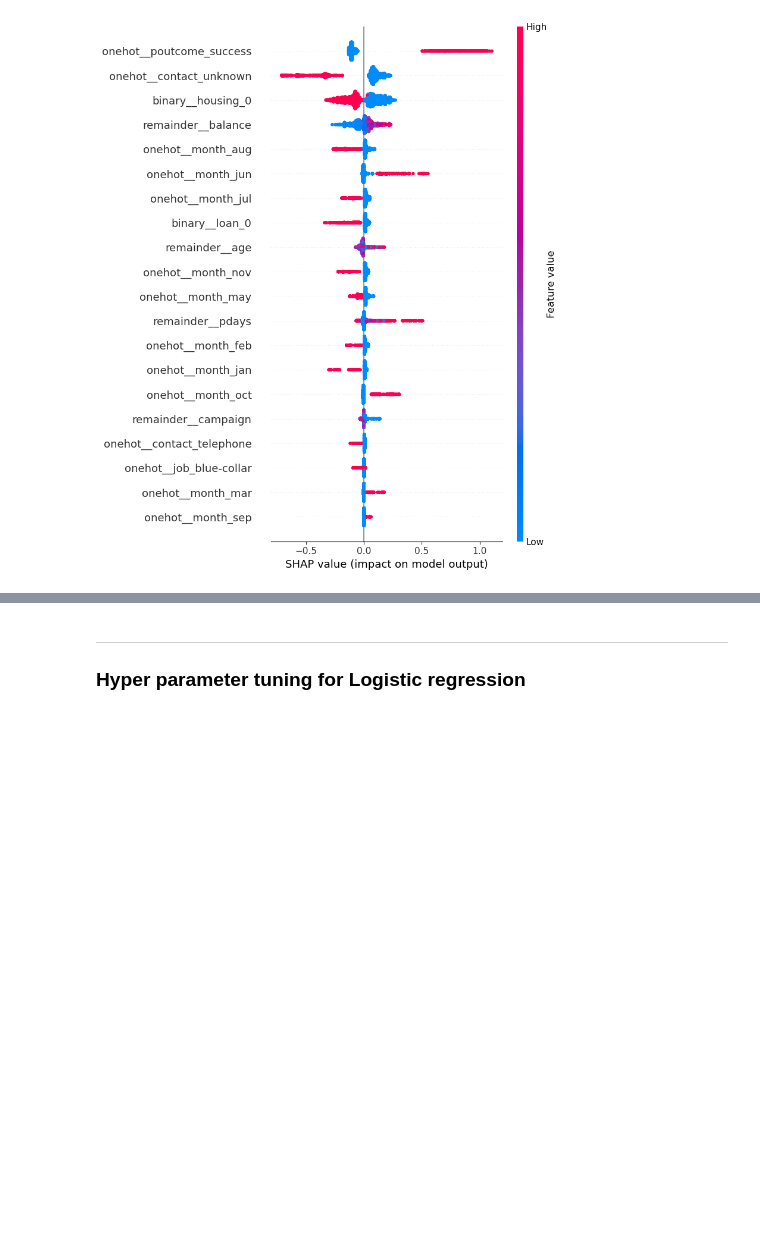
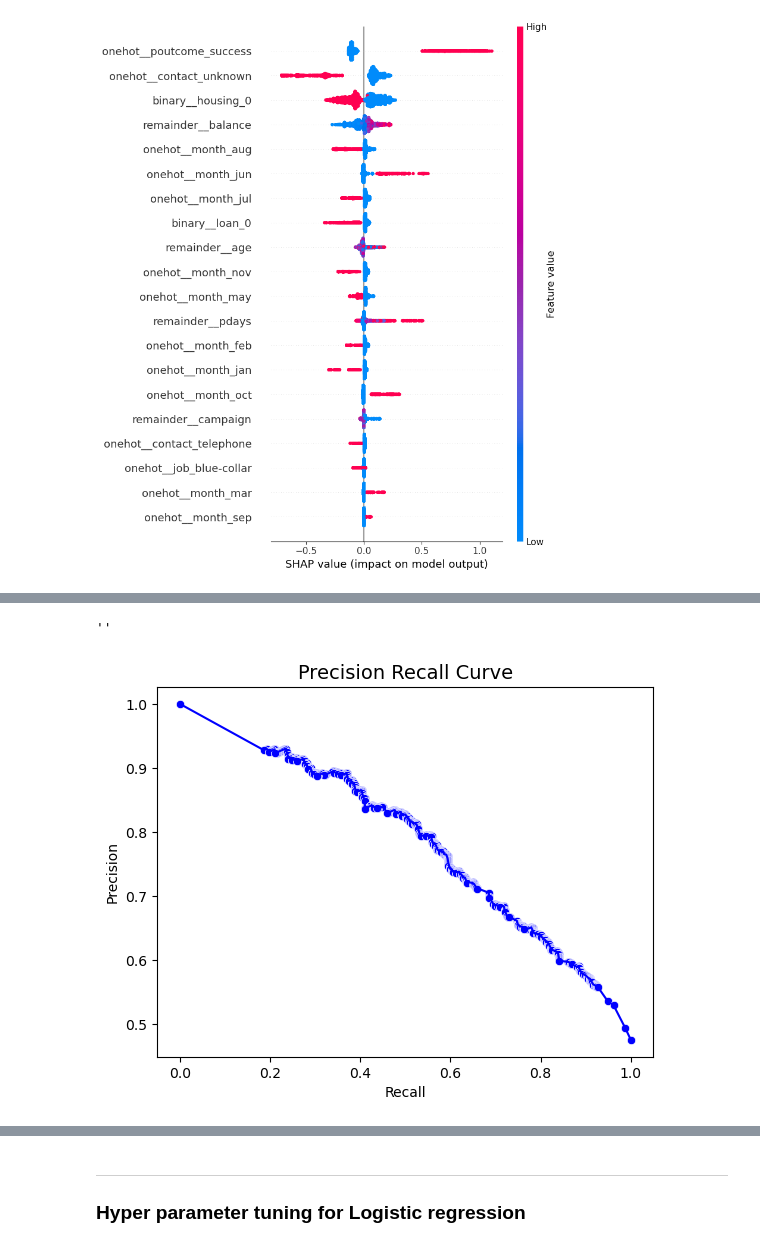
Before and after one commit to tdarum/BankCampaign, a Jupyter notebook: Capstone Project Module 3 Theresia 2nd.ipynb, the cells around one changed output, grey strips where cells are left out. Cells and saved outputs as stored; diff of their text form; code cells hidden in the pictures; blank space fills up the shorter version.

```diff
--- a/Capstone Project Module 3 Theresia 2nd.ipynb
+++ b/Capstone Project Module 3 Theresia 2nd.ipynb
@@ -1946,0 +1911,8 @@ shap.summary_plot(shap_values, x_train_transformed, feature_names=transformer.ge
+# %%
+df_pr_curve = pd.DataFrame({
+    'precision': precision,
+    'recall': recall,
+    'thresholds': list(thresholds) + [0]
+}).sort_values('precision', ascending=False)
+
+df_pr_curve.head()
@@ -1946,0 +1926,11 @@ shap.summary_plot(shap_values, x_train_transformed, feature_names=transformer.ge
+# %%
+sns.lineplot(data=df_pr_curve, x='recall', y='precision', color='b')
+sns.scatterplot(data=df_pr_curve, x='recall', y='precision', color='b')
+
+plt.xlabel('Recall')
+plt.ylabel('Precision')
+plt.title('Precision Recall Curve', size=14)
+;
+# %% [output]
+''
+[figure, added]
```
Also changed, not shown: parts of 17 cells of this notebook.
